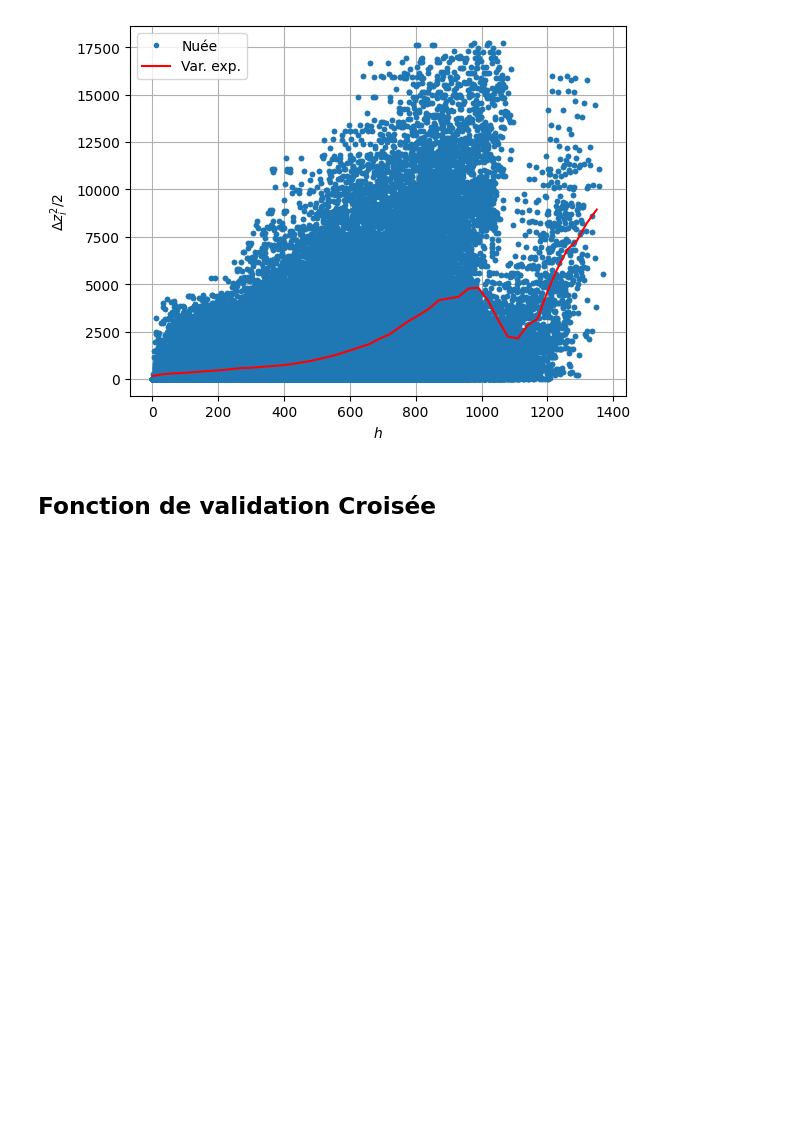
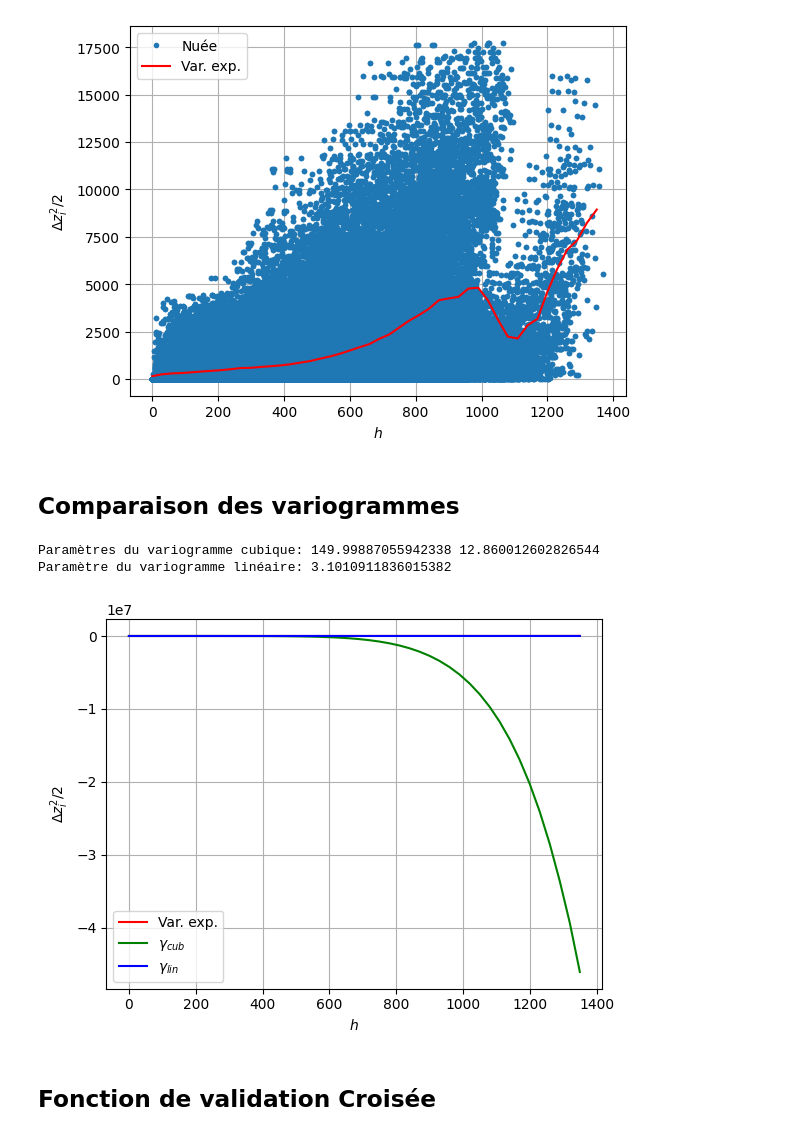
Before and after one commit to MarcelAssie/MiniProjetGeostatistique, a Jupyter notebook: Scripts/main.ipynb, the cells around one changed output. Saved outputs shown, nothing was run; the diff lists cells and outputs as text; code cells hidden in the pictures; blank space fills up the shorter version.

Commit message:
Visualisation des modéles

```diff
--- a/Scripts/main.ipynb
+++ b/Scripts/main.ipynb
@@ -86,5 +69,28 @@ plt.grid()
 # %% [output]
 [figure]
+# %% [markdown]
+## Comparaison des variogrammes
+# %%
+h_raw, g_raw = lib.calc_nuee(E_mf,N_mf,v_mf)
+h_exp, g_exp = lib.calc_var_exp(E_mf,N_mf,v_mf,hmax=1380,nmax=500)
+c,a = lib.fit_var_ana(E_mf,N_mf,v_mf,hmax=1380,nmax = 500,model="cub")
+gamma_cub = lib.calc_va_ana(h_exp, c=c, a=a, model="cub")
+print("Paramètres du variogramme cubique:",a,c)
+c = lib.fit_var_ana(E_mf,N_mf,v_mf,hmax=1380,nmax = 500,model="lin")
+gamma_lin = lib.calc_va_ana(h_exp, c=c,model="lin")
+print("Paramètre du variogramme linéaire:",c)
+plt.plot(h_exp,g_exp,'r',label='Var. exp.')
+plt.plot(h_exp,gamma_cub,'g',label=r'$\gamma_{cub}$')
+plt.plot(h_exp,gamma_lin,'b',label=r'$\gamma_{lin}$')
+plt.xlabel(r'$h$')
+plt.ylabel(r'$\Delta z_i^2/2$')
+plt.legend()
+plt.grid()
+plt.show()
+# %% [output]
+Paramètres du variogramme cubique: 149.99887055942338 12.860012602826544
+Paramètre du variogramme linéaire: 3.1010911836015382
+[figure, added]
 # %% [markdown]
 ## Fonction de validation Croisée
 # %%
```
Also changed, not shown: parts of 3 cells of this notebook.
